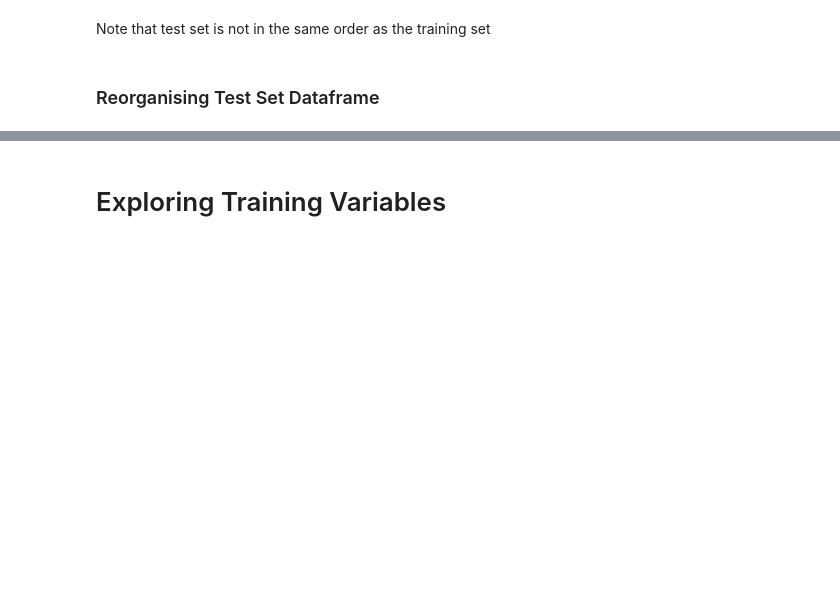
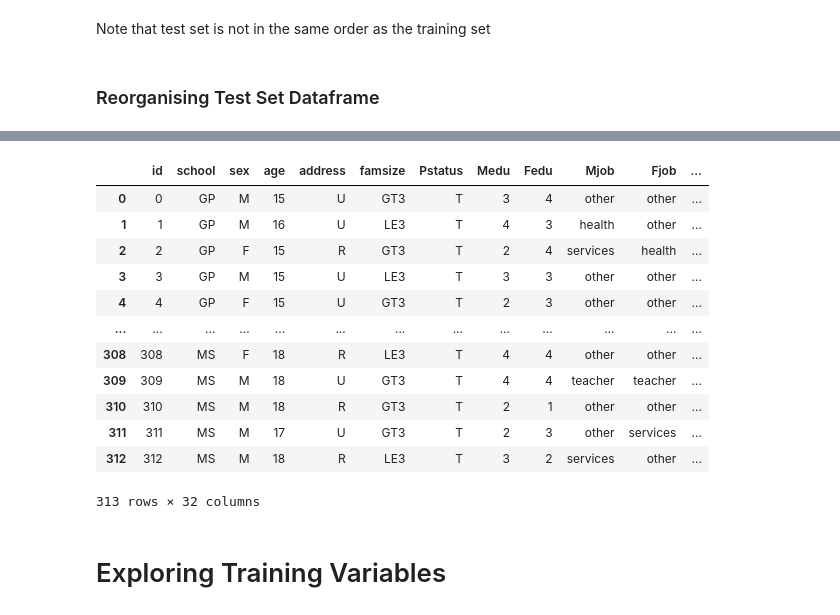
Before and after one commit to coffeeboost/SML-grade-predictor, a Jupyter notebook: CAIS_Kaggle.ipynb, the cells around one changed output, grey strips where cells are left out. Saved outputs shown, nothing was run; the diff lists cells and outputs as text; code cells hidden in the pictures; blank space fills up the shorter version.

```diff
--- a/CAIS_Kaggle.ipynb
+++ b/CAIS_Kaggle.ipynb
@@ -1104,2 +1131,18 @@ Note that test set is not in the same order as the training set
+# %%
+testset
+# %% [output]
+|  | id | school | sex | age | address | famsize | Pstatus | Medu | Fedu | Mjob | Fjob | ... |
+| 0 | 0 | GP | M | 15 | U | GT3 | T | 3 | 4 | other | other | ... |
+| 1 | 1 | GP | M | 16 | U | LE3 | T | 4 | 3 | health | other | ... |
+| 2 | 2 | GP | F | 15 | R | GT3 | T | 2 | 4 | services | health | ... |
+| 3 | 3 | GP | M | 15 | U | LE3 | T | 3 | 3 | other | other | ... |
+| 4 | 4 | GP | F | 15 | U | GT3 | T | 2 | 3 | other | other | ... |
+| ... | ... | ... | ... | ... | ... | ... | ... | ... | ... | ... | ... | ... |
+| 308 | 308 | MS | F | 18 | R | LE3 | T | 4 | 4 | other | other | ... |
+| 309 | 309 | MS | M | 18 | U | GT3 | T | 4 | 4 | teacher | teacher | ... |
+| 310 | 310 | MS | M | 18 | R | GT3 | T | 2 | 1 | other | other | ... |
+| 311 | 311 | MS | M | 17 | U | GT3 | T | 2 | 3 | other | services | ... |
+| 312 | 312 | MS | M | 18 | R | LE3 | T | 3 | 2 | services | other | ... |
+313 rows × 32 columns
 # %% [markdown]
 # Exploring Training Variables
```
Also changed, not shown: parts of 2 cells of this notebook.
